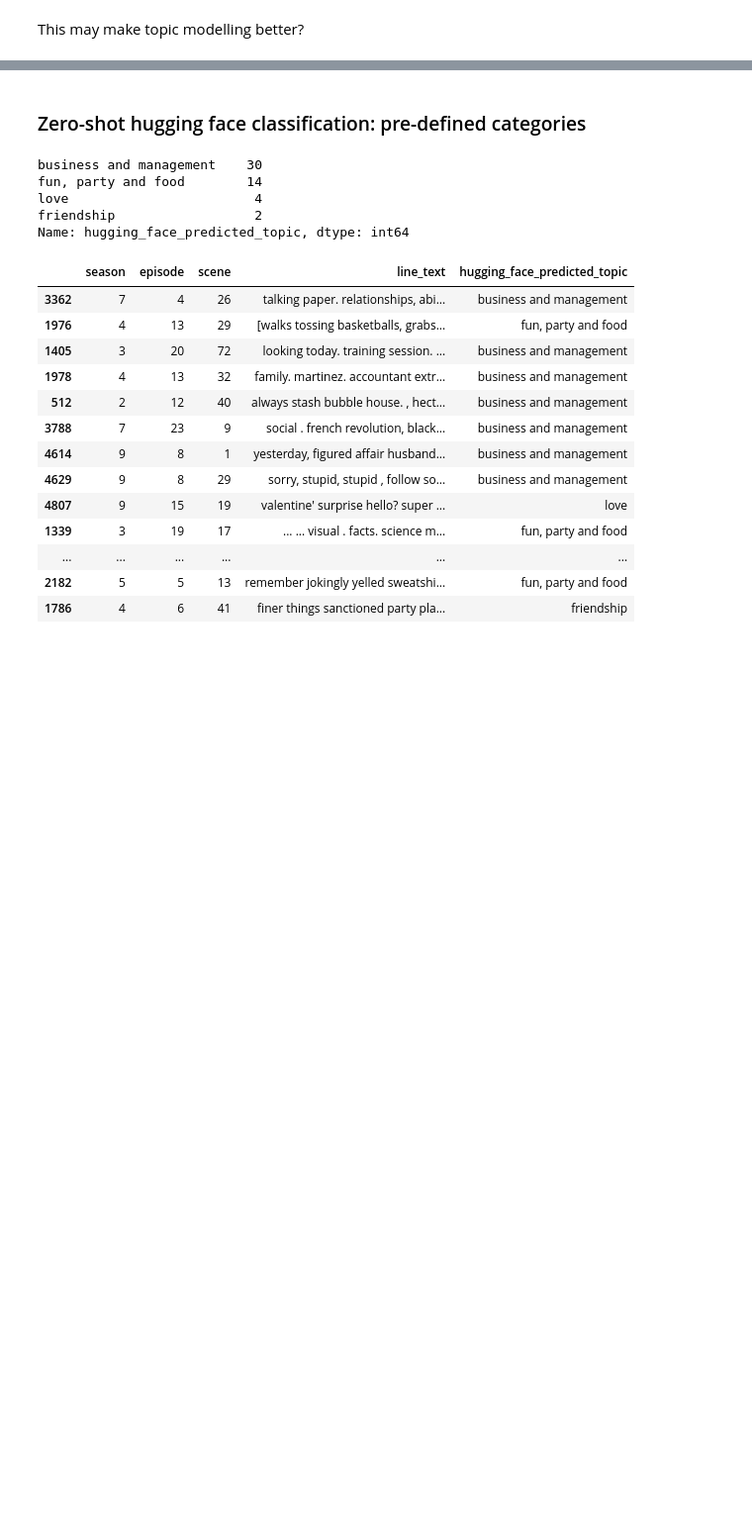
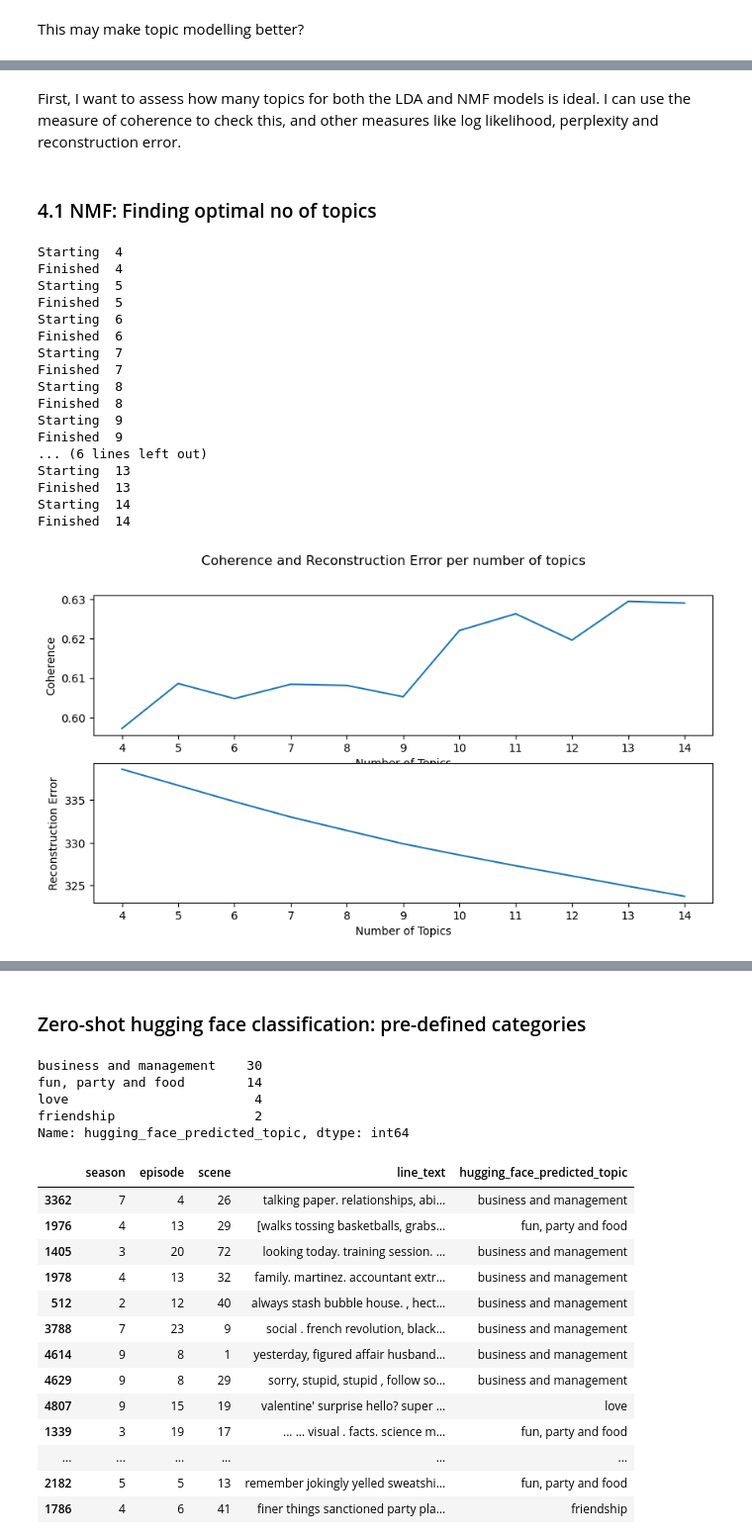
Before and after one commit to shantanu-555/The-Office-Script-Analysis, a Jupyter notebook: elines_notebook.ipynb, the cells around one changed output, grey strips where cells are left out. Shown at 99% size. Cells and saved outputs as stored; diff of their text form; code cells hidden in the pictures; blank space fills up the shorter version.

```diff
--- a/elines_notebook.ipynb
+++ b/elines_notebook.ipynb
@@ -197,0 +268,2 @@ df_grouped_by_episode.head()
+# %% [markdown]
+First, I want to assess how many topics for both the LDA and NMF models is ideal. I can use the measure of coherence to check this, and other measures like log likelihood, perplexity and reconstruction error.
@@ -197,0 +295,25 @@ df_grouped_by_episode.head()
+# %%
+
+def nmf_decide_topics(no_topic, df, df_column):
+    count_vectorizer = CountVectorizer(max_df = 0.95, min_df = 2, max_features=no_features, stop_words='english')
+    fitted_count_vectorizer = count_vectorizer.fit_transform(df[df_column])
+    vectorized_feature_names = count_vectorizer.get_feature_names()
+    nmf = NMF(n_components=no_topic, random_state = 1, alpha =.1, l1_ratio=.5, init = 'nndsvd').fit(fitted_count_vectorizer)
+
+    topics = nmf.components_
+    n_top_words = 20
+    texts = [[word for word in doc.split()] for doc in df[df_column]]
+    # create the dictionary
+    dictionary = corpora.Dictionary(texts)
+    # Create a gensim dictionary from the word count matrix
+    # Create a gensim corpus from the word count matrix
+    corpus = [dictionary.doc2bow(text) for text in texts]
+    feature_names = [dictionary[i] for i in range(len(dictionary))]
+    # Get the top words for each topic from the components_ attribute
+    top_words = []
+    for topic in topics:
+        top_words.append([feature_names[i] for i in topic.argsort()[:-n_top_words - 1:-1]])
+    coherence_model = CoherenceModel(topics=top_words, texts=texts, dictionary=dictionary, coherence='c_v')
+    coherence = coherence_model.get_coherence()
+    reconstruction_error = nmf.reconstruction_err_
+    return coherence, reconstruction_error
@@ -197,0 +391,23 @@ df_grouped_by_episode.head()
+# %% [markdown]
+### 4.1 NMF: Finding optimal no of topics  <a class="anchor" id="section_4_1"></a>
+# %%
+plotting_topic_numbers(df_grouped_by_scene, 'line_text_pp', list_topic_nos=[4, 5, 6, 7, 8 , 9, 10, 11, 12, 13, 14], model='nmf')
+# %% [output]
+Starting  4
+Finished  4
+Starting  5
+Finished  5
+Starting  6
+Finished  6
+Starting  7
+Finished  7
+Starting  8
+Finished  8
+Starting  9
+Finished  9
+... (6 lines left out)
+Starting  13
+Finished  13
+Starting  14
+Finished  14
+[figure, added]
```
Also changed, not shown: parts of 47 cells of this notebook.
